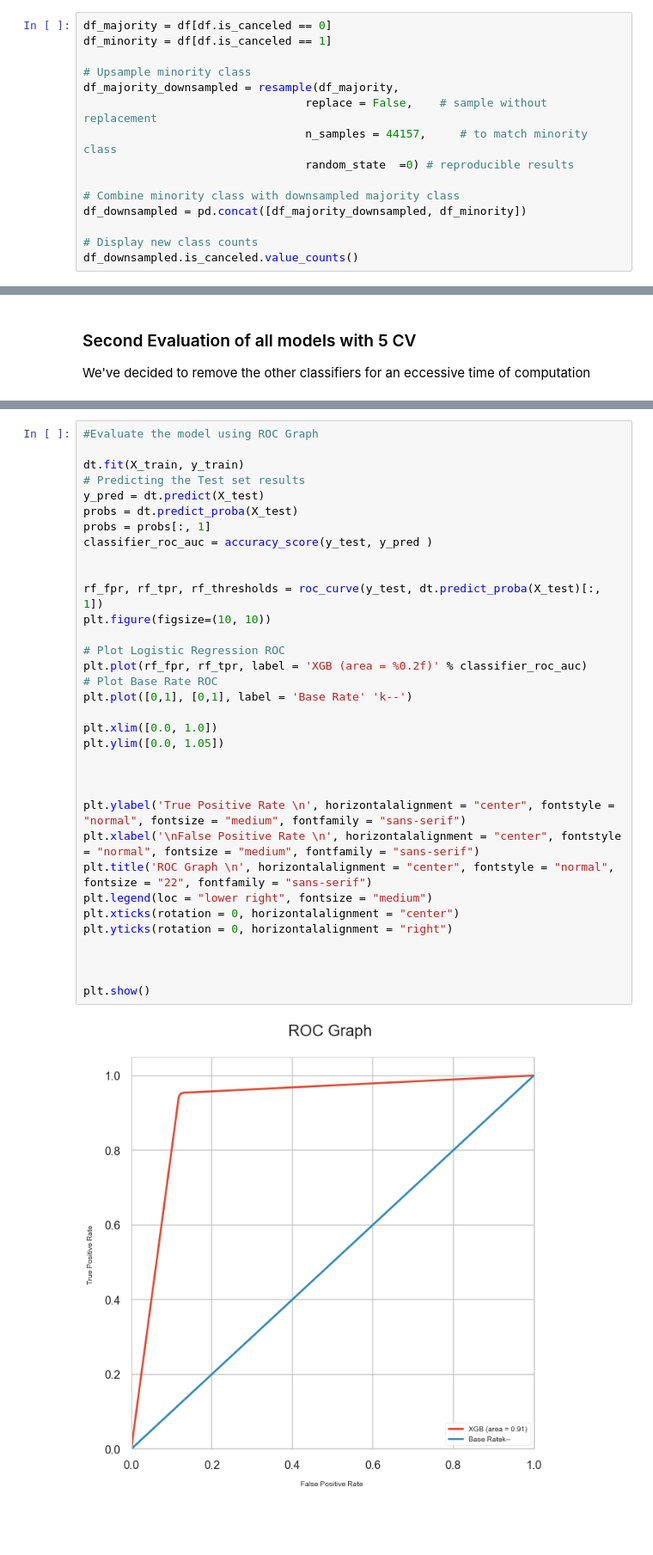
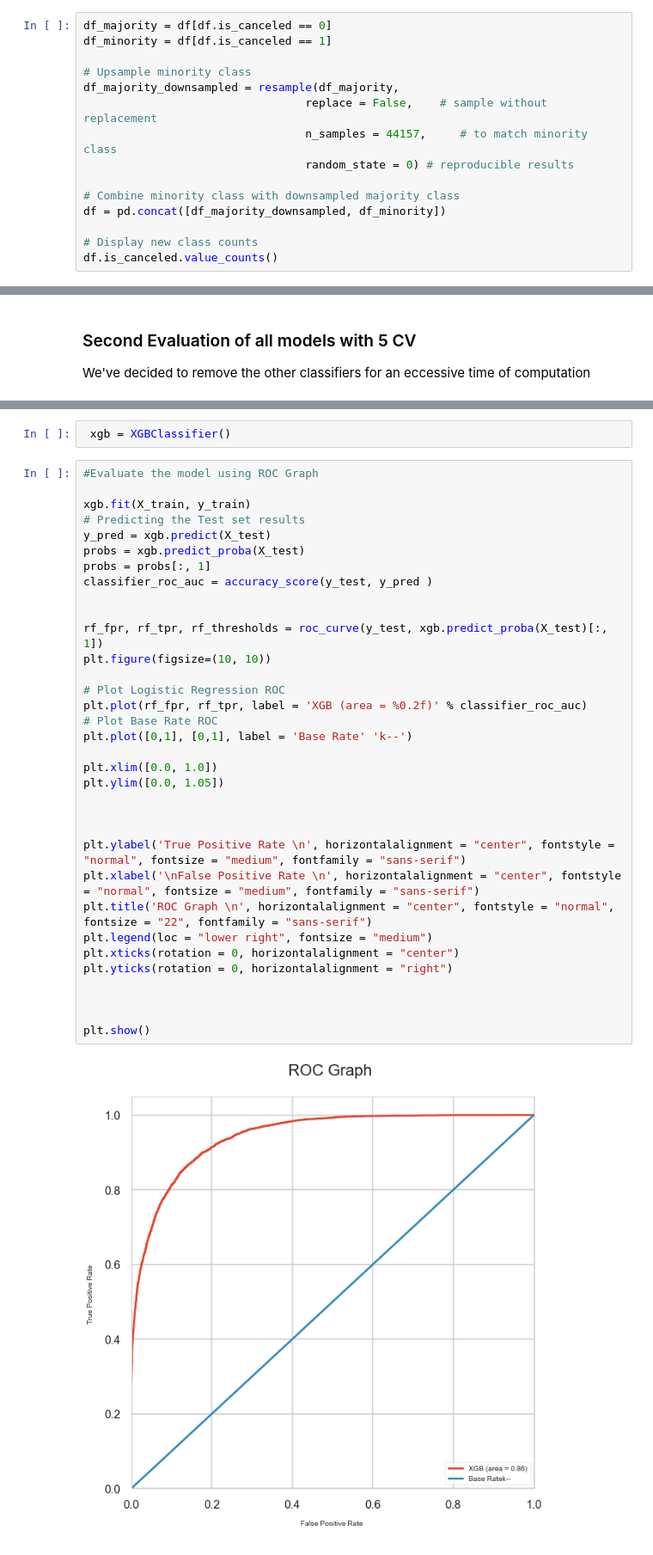
Before and after one commit to lucatesta-code/Hotel_Booking_Demand_ML, a Jupyter notebook: Project - 2.ipynb, the cells around one changed output, grey strips where cells are left out. Shown at 86% size. Saved outputs shown, nothing was run; the diff lists cells and outputs as text; blank space fills up the shorter version.

```diff
--- a/Project - 2.ipynb
+++ b/Project - 2.ipynb
@@ -334,13 +334,13 @@ df_minority = df[df.is_canceled == 1]
 df_majority_downsampled = resample(df_majority,
                                  replace = False,    # sample without replacement
                                  n_samples = 44157,     # to match minority class
-                                 random_state  =0) # reproducible results
+                                 random_state = 0) # reproducible results
 
 # Combine minority class with downsampled majority class
-df_downsampled = pd.concat([df_majority_downsampled, df_minority])
+df = pd.concat([df_majority_downsampled, df_minority])
 
 # Display new class counts
-df_downsampled.is_canceled.value_counts()
+df.is_canceled.value_counts()
 # %% [output]
 0    44157
 1    44157
@@ -798,39 +825,41 @@ df_results
+# %%
+ xgb = XGBClassifier()
 # %%
 #Evaluate the model using ROC Graph
 
-dt.fit(X_train, y_train)
+xgb.fit(X_train, y_train)
 # Predicting the Test set results
-y_pred = dt.predict(X_test)
-probs = dt.predict_proba(X_test)
+y_pred = xgb.predict(X_test)
+probs = xgb.predict_proba(X_test)
 probs = probs[:, 1]
 classifier_roc_auc = accuracy_score(y_test, y_pred )
 
 
-rf_fpr, rf_tpr, rf_thresholds = roc_curve(y_test, dt.predict_proba(X_test)[:, 1])
+rf_fpr, rf_tpr, rf_thresholds = roc_curve(y_test, xgb.predict_proba(X_test)[:, 1])
 plt.figure(figsize=(10, 10))
 
 # Plot Logistic Regression ROC
 plt.plot(rf_fpr, rf_tpr, label = 'XGB (area = %0.2f)' % classifier_roc_auc)
 # Plot Base Rate ROC
 plt.plot([0,1], [0,1], label = 'Base Rate' 'k--')
 
 plt.xlim([0.0, 1.0])
 plt.ylim([0.0, 1.05])
 
 
 
 plt.ylabel('True Positive Rate \n', horizontalalignment = "center", fontstyle = "normal", fontsize = "medium", fontfamily = "sans-serif")
 plt.xlabel('\nFalse Positive Rate \n', horizontalalignment = "center", fontstyle = "normal", fontsize = "medium", fontfamily = "sans-serif")
 plt.title('ROC Graph \n', horizontalalignment = "center", fontstyle = "normal", fontsize = "22", fontfamily = "sans-serif")
 plt.legend(loc = "lower right", fontsize = "medium")
 plt.xticks(rotation = 0, horizontalalignment = "center")
 plt.yticks(rotation = 0, horizontalalignment = "right")
 
 
 
 plt.show()
 # %% [output]
-[figure, old version]
+[figure, new version]
 # %%
 #Visualize results on a Confusion Matrix:
 
```
Also changed, not shown: parts of 56 cells of this notebook, 7 other files.
